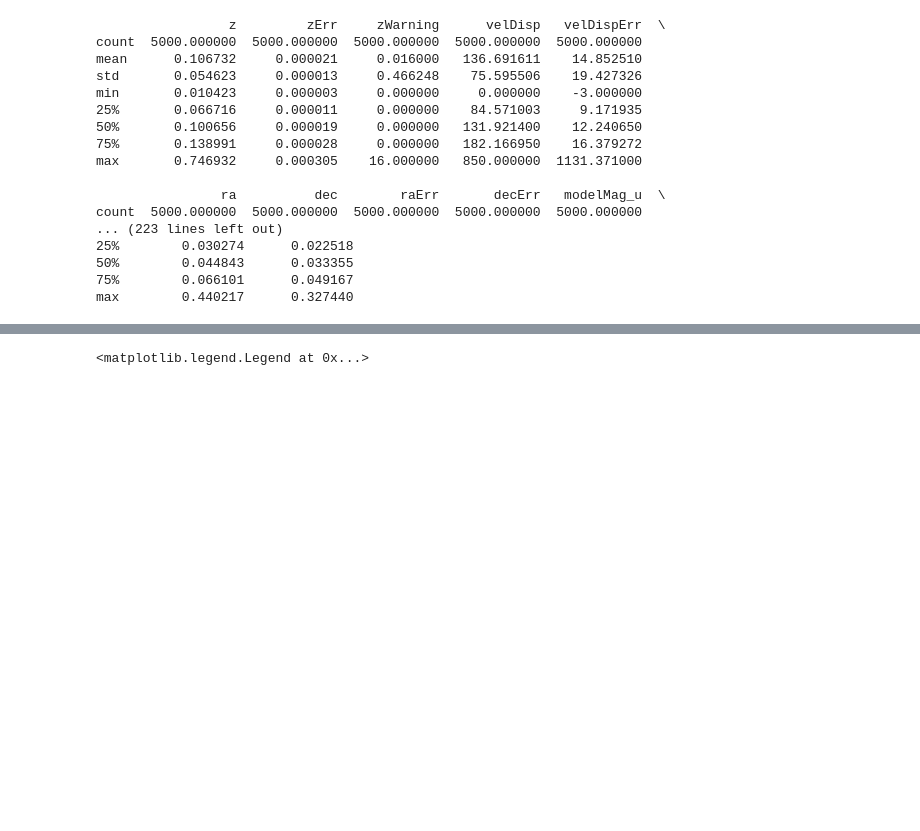
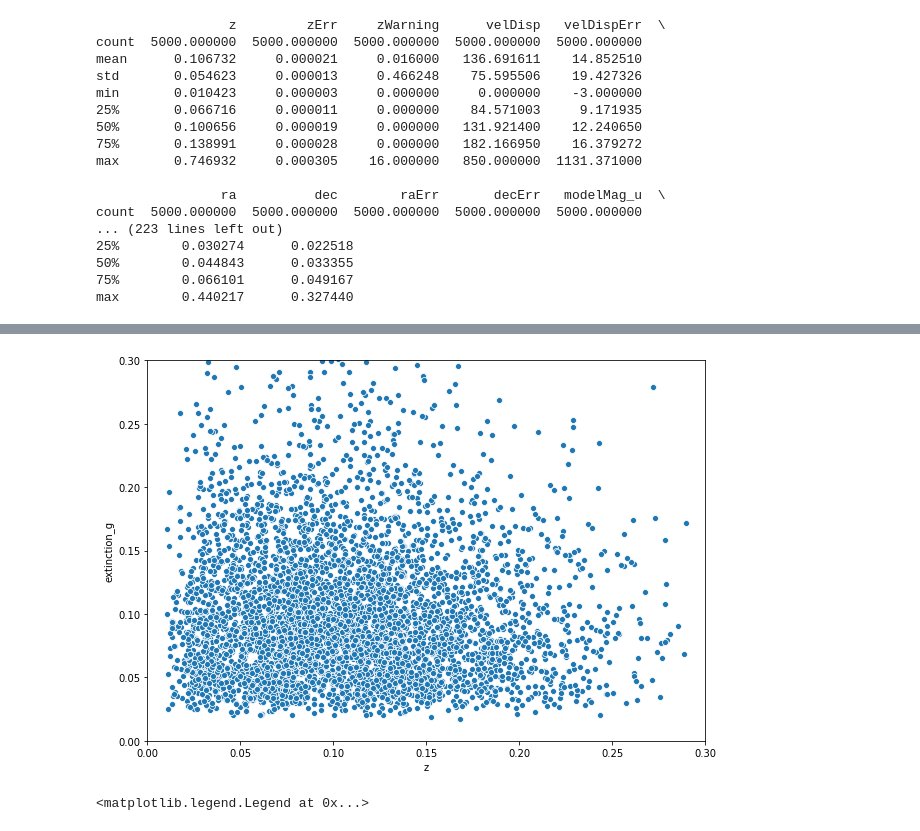
Before and after one commit to masgro/astrodatos, a Jupyter notebook: 1_Analisis_y_Visualizacion.ipynb, the cells around one changed output, grey strips where cells are left out. Cells and saved outputs as stored; diff of their text form; code cells hidden in the pictures; blank space fills up the shorter version.

```diff
--- a/1_Analisis_y_Visualizacion.ipynb
+++ b/1_Analisis_y_Visualizacion.ipynb
@@ -201,3 +158,11 @@ sns.heatmap(corr, mask=mask, cmap=cmap, center=0,square=True, vmax=1.0,vmin=-1.0
+# %%
+plt.figure(figsize=(10,7))
+
+sns.scatterplot(df['z'],df['extinction_g'])
+plt.xlim(0.0,0.3)
+plt.ylim(0.0,0.3);
+# %% [output]
+[figure, added]
 # %%
 plt.figure(figsize=(10,7))
 
```
Also changed, not shown: parts of 5 cells of this notebook, 1 other file.
